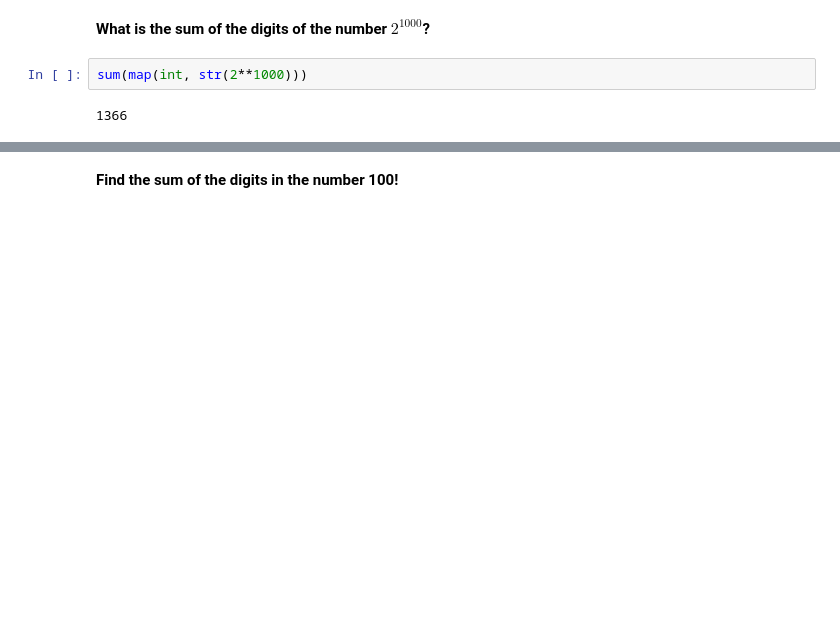
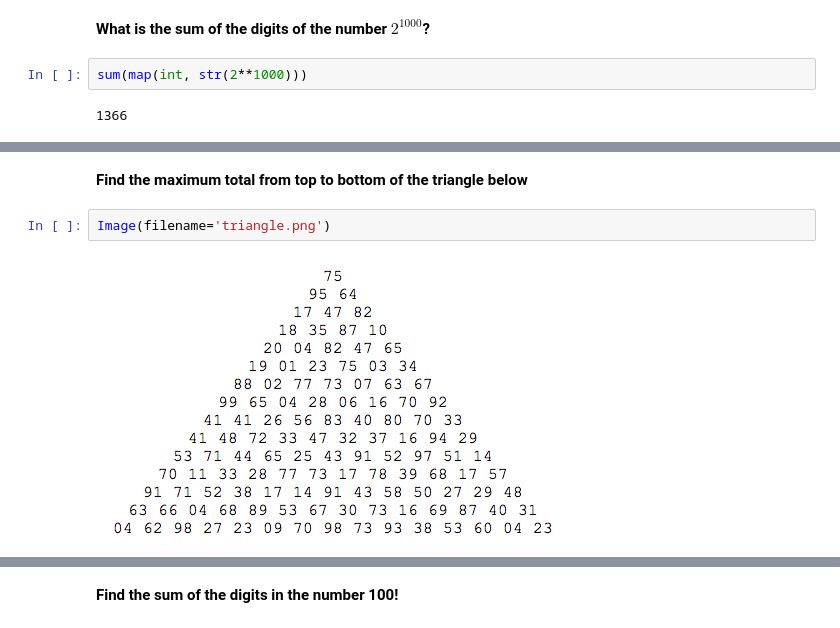
Before and after one commit to herrfz/euler, a Jupyter notebook: prob_11_20.ipynb, the cells around one changed output, grey strips where cells are left out. Saved outputs shown, nothing was run; the diff lists cells and outputs as text; blank space fills up the shorter version.

```diff
--- a/prob_11_20.ipynb
+++ b/prob_11_20.ipynb
@@ -266,0 +337,6 @@ sum(map(int, str(2**1000)))
+# %% [markdown]
+<b>Find the maximum total from top to bottom of the triangle below</b>
+# %%
+Image(filename='triangle.png')
+# %% [output]
+[figure, added]
```
Also changed, not shown: parts of 10 cells of this notebook, 7 other files.
